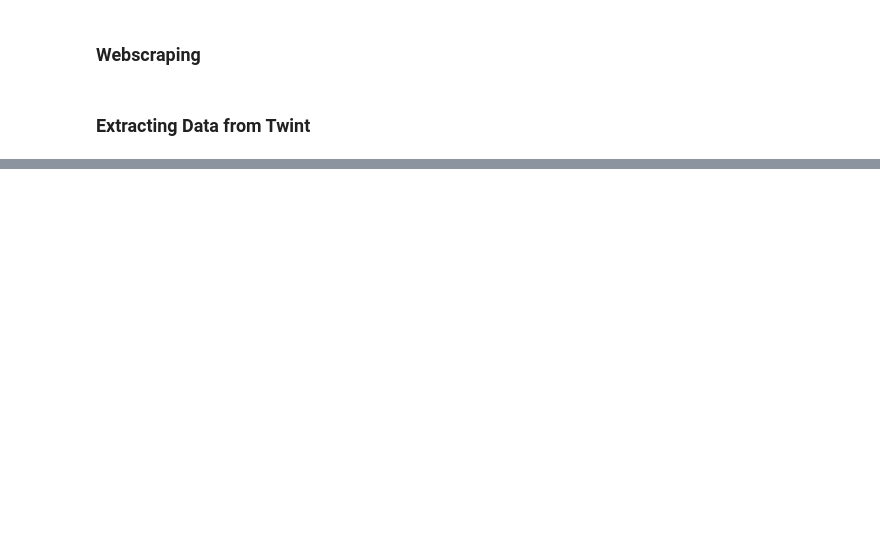
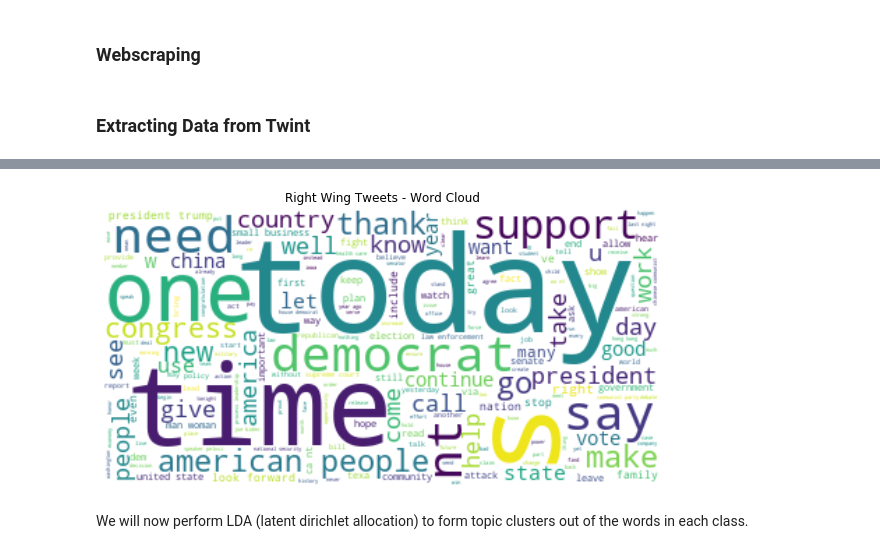
Before and after one commit to swzoeller/NLP-Capstone, a Jupyter notebook: data-extraction-twint.ipynb, the cells around one changed output, grey strips where cells are left out. Drawn from its saved outputs; the diff is of its cells as text; code cells hidden in the pictures; blank space fills up the shorter version.

```diff
--- a/data-extraction-twint.ipynb
+++ b/data-extraction-twint.ipynb
@@ -207,0 +406,12 @@ tweets_all.drop_duplicates(subset="id", inplace=True)
+# %%
+plt.figure(figsize=(10, 8))
+right_text = " ".join(tweet for tweet in right["lemmatized"])
+wordcloud_r = WordCloud(background_color="white").generate(right_text)
+plt.imshow(wordcloud_r, interpolation='bilinear')
+plt.axis("off")
+plt.title("Right Wing Tweets - Word Cloud")
+plt.show()
+# %% [output]
+[figure, added]
+# %% [markdown]
+We will now perform LDA (latent dirichlet allocation) to form topic clusters out of the words in each class.
```
Also changed, not shown: parts of 91 cells of this notebook, 1 other file.
